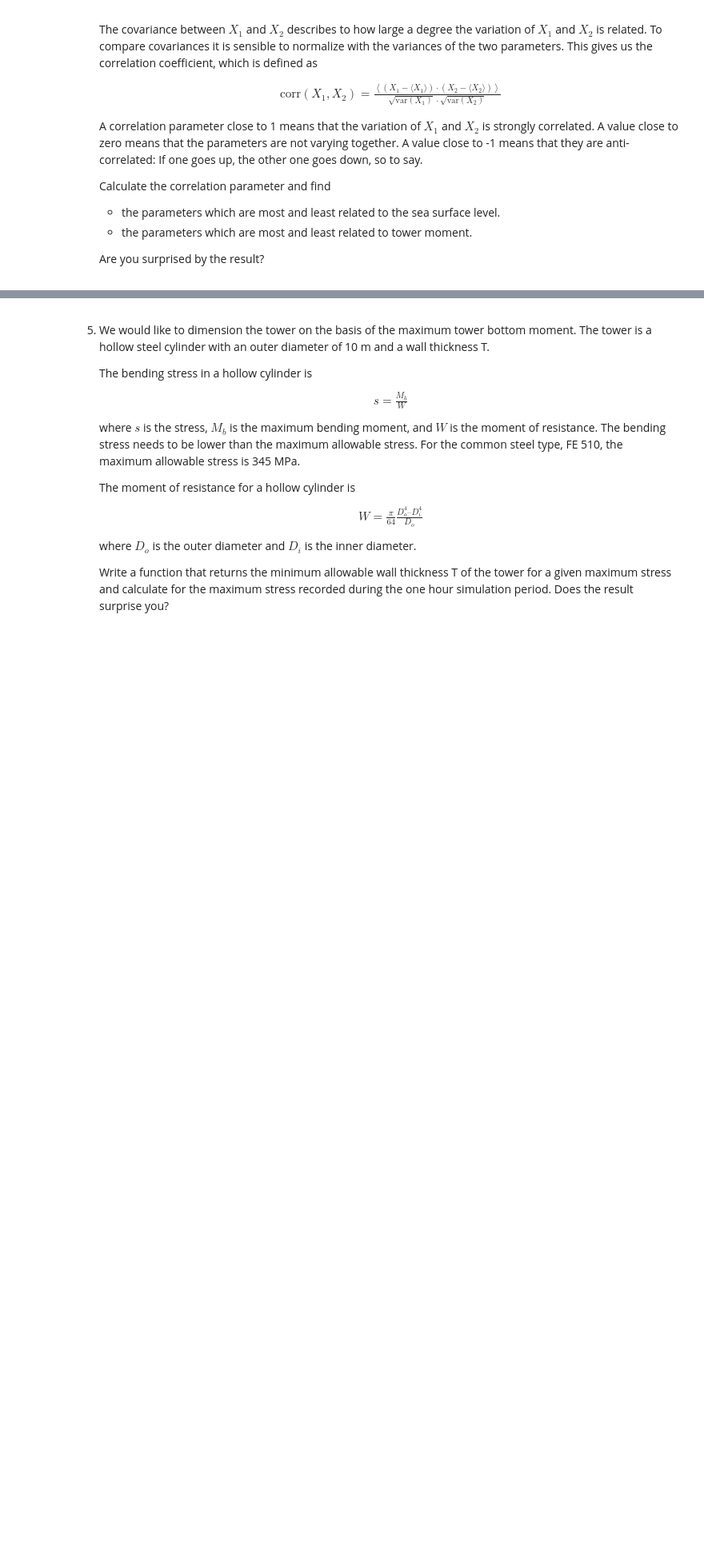
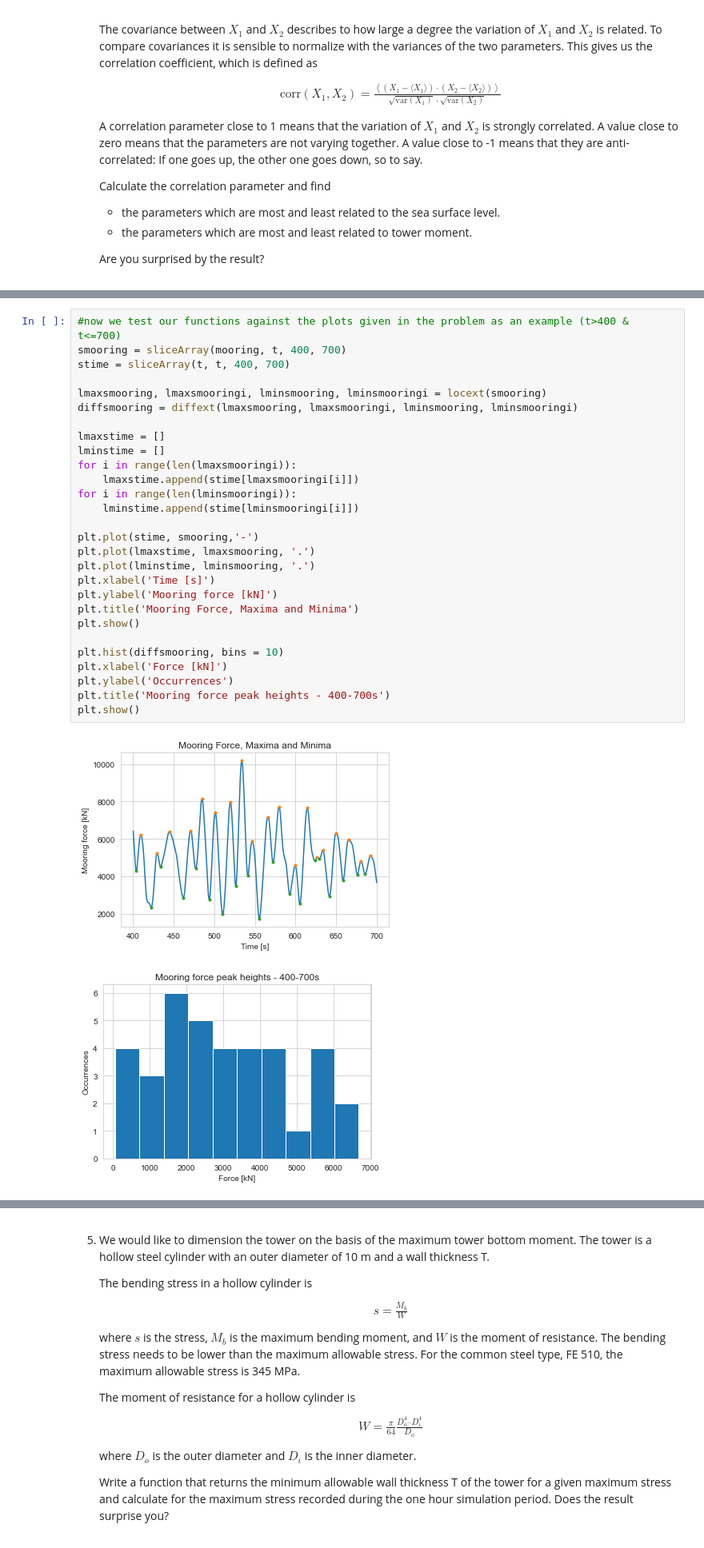
Before and after one commit to smilex555/phys718-hwp, a Jupyter notebook: project1-test/Project_1_Floating_Wind_Turbine_students.ipynb, the cells around one changed output, grey strips where cells are left out. Shown at 80% size. Drawn from its saved outputs; the diff is of its cells as text; blank space fills up the shorter version.

```diff
--- a/project1-test/Project_1_Floating_Wind_Turbine_students.ipynb
+++ b/project1-test/Project_1_Floating_Wind_Turbine_students.ipynb
@@ -493,0 +590,31 @@ Tower mom.           1.00
+# %%
+#now we test our functions against the plots given in the problem as an example (t>400 & t<=700)
+smooring = sliceArray(mooring, t, 400, 700)
+stime = sliceArray(t, t, 400, 700)
+
+lmaxsmooring, lmaxsmooringi, lminsmooring, lminsmooringi = locext(smooring)
+diffsmooring = diffext(lmaxsmooring, lmaxsmooringi, lminsmooring, lminsmooringi)
+
+lmaxstime = []
+lminstime = []
+for i in range(len(lmaxsmooringi)):
+    lmaxstime.append(stime[lmaxsmooringi[i]])
+for i in range(len(lminsmooringi)):
+    lminstime.append(stime[lminsmooringi[i]])
+
+plt.plot(stime, smooring,'-')
+plt.plot(lmaxstime, lmaxsmooring, '.')
+plt.plot(lminstime, lminsmooring, '.')
+plt.xlabel('Time [s]')
+plt.ylabel('Mooring force [kN]')
+plt.title('Mooring Force, Maxima and Minima')
+plt.show()
+
+plt.hist(diffsmooring, bins = 10)
+plt.xlabel('Force [kN]')
+plt.ylabel('Occurrences')
+plt.title('Mooring force peak heights - 400-700s')
+plt.show()
+# %% [output]
+[figure, added]
+[figure, added]
```
Also changed, not shown: parts of 11 cells of this notebook.
